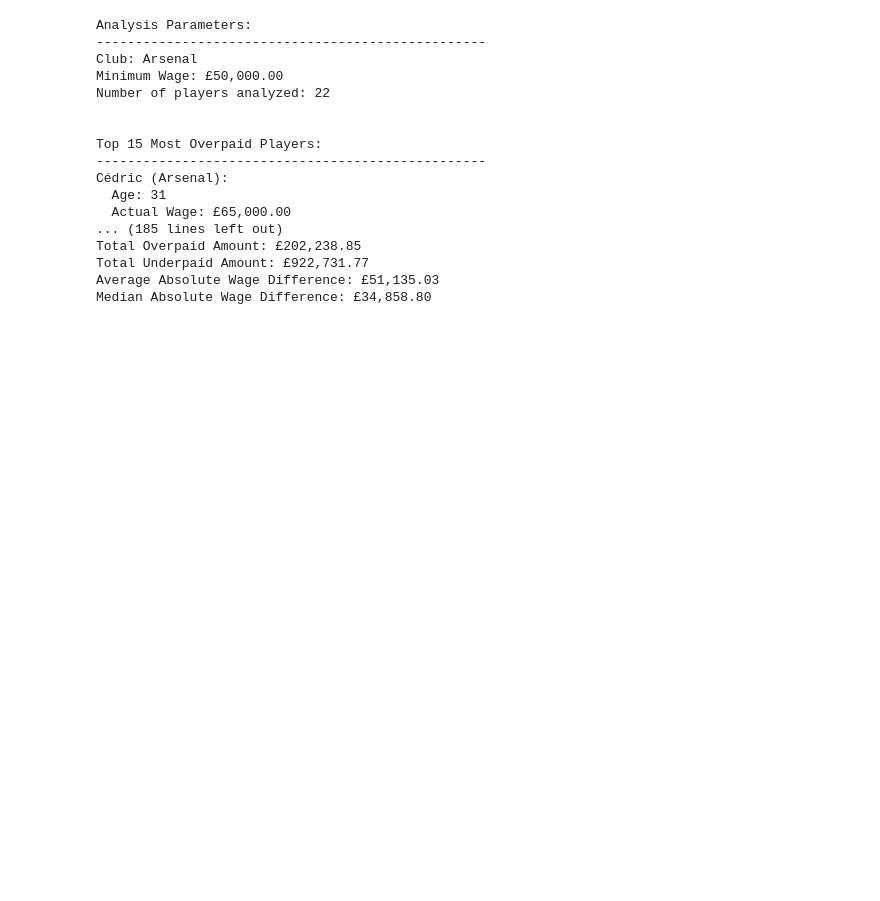
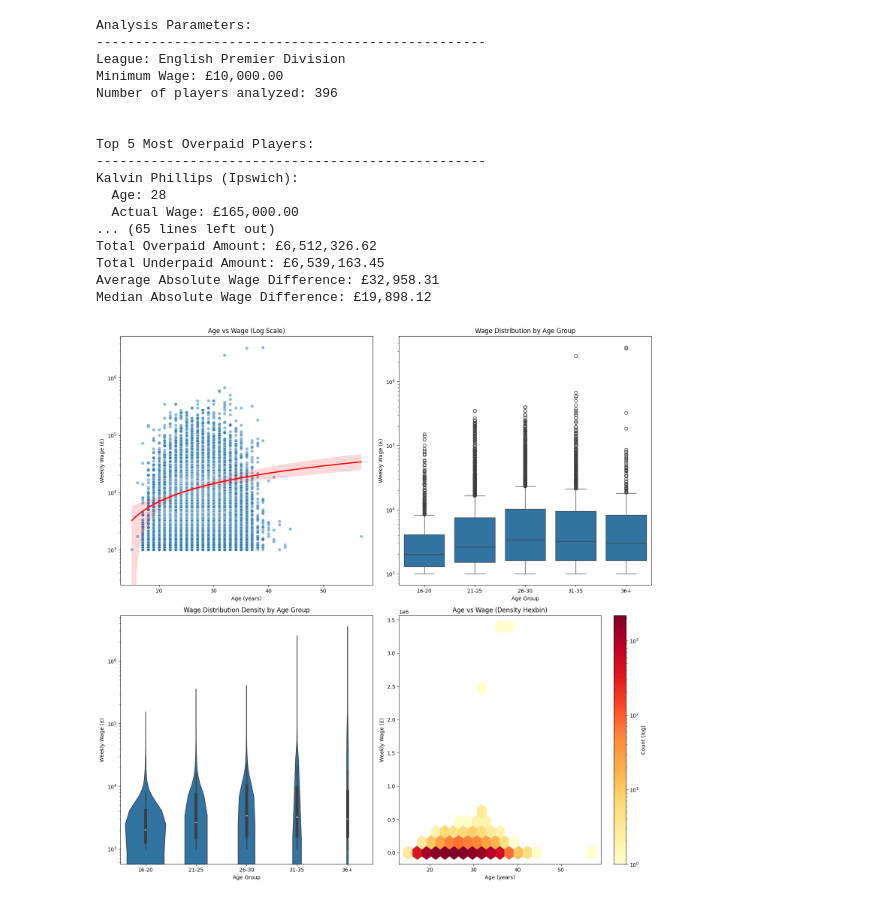
Before and after one commit to louis-porter/football-analytics, a Jupyter notebook: models/wage-prediction-model/xgboost_wage_prediction_model.ipynb, the cells around one changed output. Cells and saved outputs as stored; diff of their text form; code cells hidden in the pictures; blank space fills up the shorter version.

```diff
--- a/models/wage-prediction-model/xgboost_wage_prediction_model.ipynb
+++ b/models/wage-prediction-model/xgboost_wage_prediction_model.ipynb
@@ -388,5 +418,5 @@ Top 10 Contributing Features to Cristiano Ronaldo's Prediction:
 # %%
-def analyze_wages(df, X, y, model, league_filter=None, club_filter=None, min_wage=0, min_age=0, top_n=15):
+def analyze_wages(df, X, y, model, league_filter=None, club_filter=None, min_wage=0, min_age=0, top_n=5):
     """
     Analyze player wages with optional filtering by league or club
 
@@ -486,26 +516,70 @@ def analyze_wages(df, X, y, model, league_filter=None, club_filter=None, min_wag
 
 premier_league_analysis = analyze_wages(
     df, X, y, model,
-    #league_filter="English Premier Division",
-    min_wage=50000,
+    league_filter="English Premier Division",
+    min_wage=10000,
     min_age=21,
-    club_filter="Arsenal",
+    #club_filter="Liverpool",
 )
 # %% [output]
 Analysis Parameters:
 --------------------------------------------------
-Club: Arsenal
-Minimum Wage: £50,000.00
-Number of players analyzed: 22
+League: English Premier Division
+Minimum Wage: £10,000.00
+Number of players analyzed: 396
 
 
-Top 15 Most Overpaid Players:
+Top 5 Most Overpaid Players:
 --------------------------------------------------
-Cédric (Arsenal):
-  Age: 31
-  Actual Wage: £65,000.00
-... (185 lines left out)
-Total Overpaid Amount: £202,238.85
-Total Underpaid Amount: £922,731.77
-Average Absolute Wage Difference: £51,135.03
-Median Absolute Wage Difference: £34,858.80
+Kalvin Phillips (Ipswich):
+  Age: 28
+  Actual Wage: £165,000.00
+... (65 lines left out)
+Total Overpaid Amount: £6,512,326.62
+Total Underpaid Amount: £6,539,163.45
+Average Absolute Wage Difference: £32,958.31
+Median Absolute Wage Difference: £19,898.12
+# %%
+# Create a figure with 2x2 subplots
+fig, ((ax1, ax2), (ax3, ax4)) = plt.subplots(2, 2, figsize=(15, 15))
+
+# 1. Original scatter with log scale
+sns.scatterplot(data=df, x='Age', y='Wage', alpha=0.5, ax=ax1)
+sns.regplot(data=df, x='Age', y='Wage', scatter=False, color='red', ax=ax1)
+ax1.set_yscale('log')
+ax1.set_title('Age vs Wage (Log Scale)')
+ax1.set_xlabel('Age (years)')
+ax1.set_ylabel('Weekly Wage (£)')
+
+# 2. Box plot by age groups
+df['Age_Group'] = pd.cut(df['Age'],
+                        bins=[15, 20, 25, 30, 35, 40],
+                        labels=['16-20', '21-25', '26-30', '31-35', '36+'])
+sns.boxplot(data=df, x='Age_Group', y='Wage', ax=ax2)
+ax2.set_yscale('log')
+ax2.set_title('Wage Distribution by Age Group')
+ax2.set_xlabel('Age Group')
+ax2.set_ylabel('Weekly Wage (£)')
+
+# 3. Violin plot to show distribution
+sns.violinplot(data=df, x='Age_Group', y='Wage', ax=ax3)
+ax3.set_yscale('log')
+ax3.set_title('Wage Distribution Density by Age Group')
+ax3.set_xlabel('Age Group')
+ax3.set_ylabel('Weekly Wage (£)')
+
+# 4. Hexbin plot to show density
+hb = ax4.hexbin(df['Age'], df['Wage'],
+                gridsize=20,
+                bins='log',
+                cmap='YlOrRd')
+ax4.set_title('Age vs Wage (Density Hexbin)')
+ax4.set_xlabel('Age (years)')
+ax4.set_ylabel('Weekly Wage (£)')
+plt.colorbar(hb, ax=ax4, label='Count (log)')
+
+# Adjust layout
+plt.tight_layout()
+plt.show()
+# %% [output]
+[figure, added]
```
Also changed, not shown: parts of 5 cells of this notebook, 1 other file.
